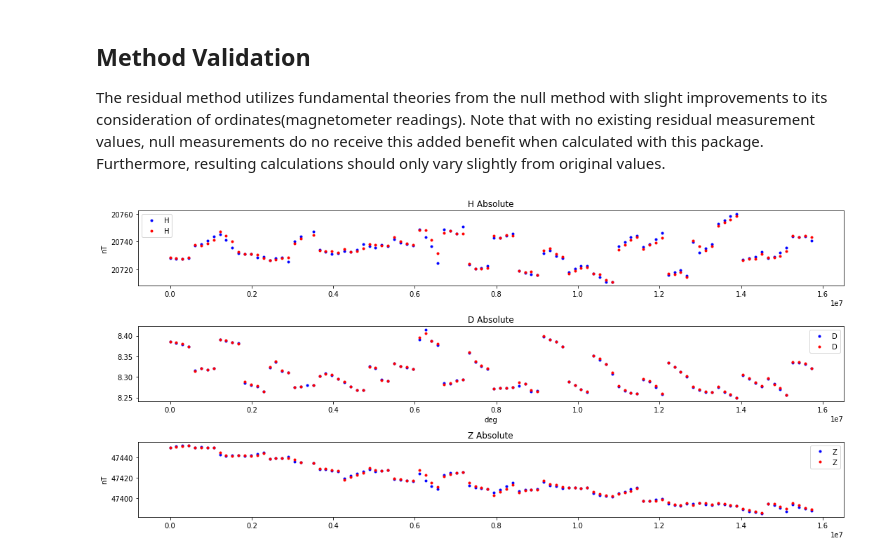
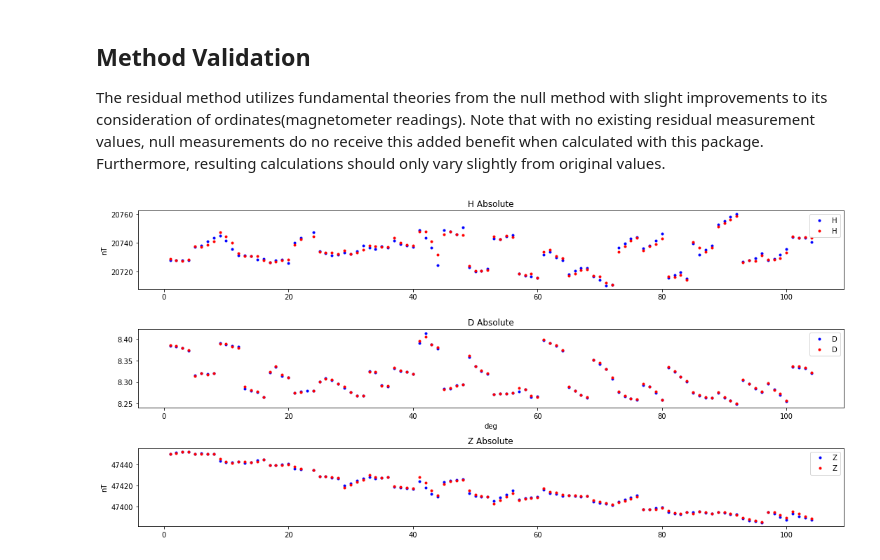
Before and after one commit to sthagen/usgs-geomag-algorithms, a Jupyter notebook: docs/residual/Residual Validation.ipynb, the cells around one changed output. Drawn from its saved outputs; the diff is of its cells as text; code cells hidden in the pictures.

Commit message:
Update plot parameters

```diff
--- a/docs/residual/Residual Validation.ipynb
+++ b/docs/residual/Residual Validation.ipynb
@@ -204,33 +204,38 @@ D_o_baseline = np.array(D_o_baseline)
 Z_o_abs = np.array(Z_o_abs)
 Z_o_baseline = np.array(Z_o_baseline)
 # %%
+t = np.arange(1,len(readings)+1)
+
 plt.figure(figsize=(15,7))
 
 plt.subplot(3,1,1)
 plt.plot(t, H_o_abs, 'b.', label="H")
 plt.plot(t, H_c_abs, 'r.', label="H")
 plt.legend()
 plt.ylabel('nT')
 plt.title("H Absolute")
 
 plt.subplot(3,1,2)
 plt.plot(t, D_o_abs, 'b.', label="D")
 plt.plot(t, D_c_abs, 'r.', label="D")
 plt.legend()
 plt.xlabel("deg")
 plt.title("D Absolute")
 
 plt.subplot(3,1,3)
 plt.plot(t, Z_o_abs, 'b.', label="Z")
 plt.plot(t, Z_c_abs, 'r.', label="Z")
 plt.legend()
 plt.ylabel('nT')
 plt.title("Z Absolute")
 
 plt.tight_layout()
+
+plt.savefig("../images/absolute_validation.png")
+
 plt.show()
 # %% [output]
-[figure, old version]
+[figure, new version]
 # %%
 plt.figure(figsize=(15,7))
 
```
Also changed, not shown: parts of 1 cell of this notebook, 2 other files.
